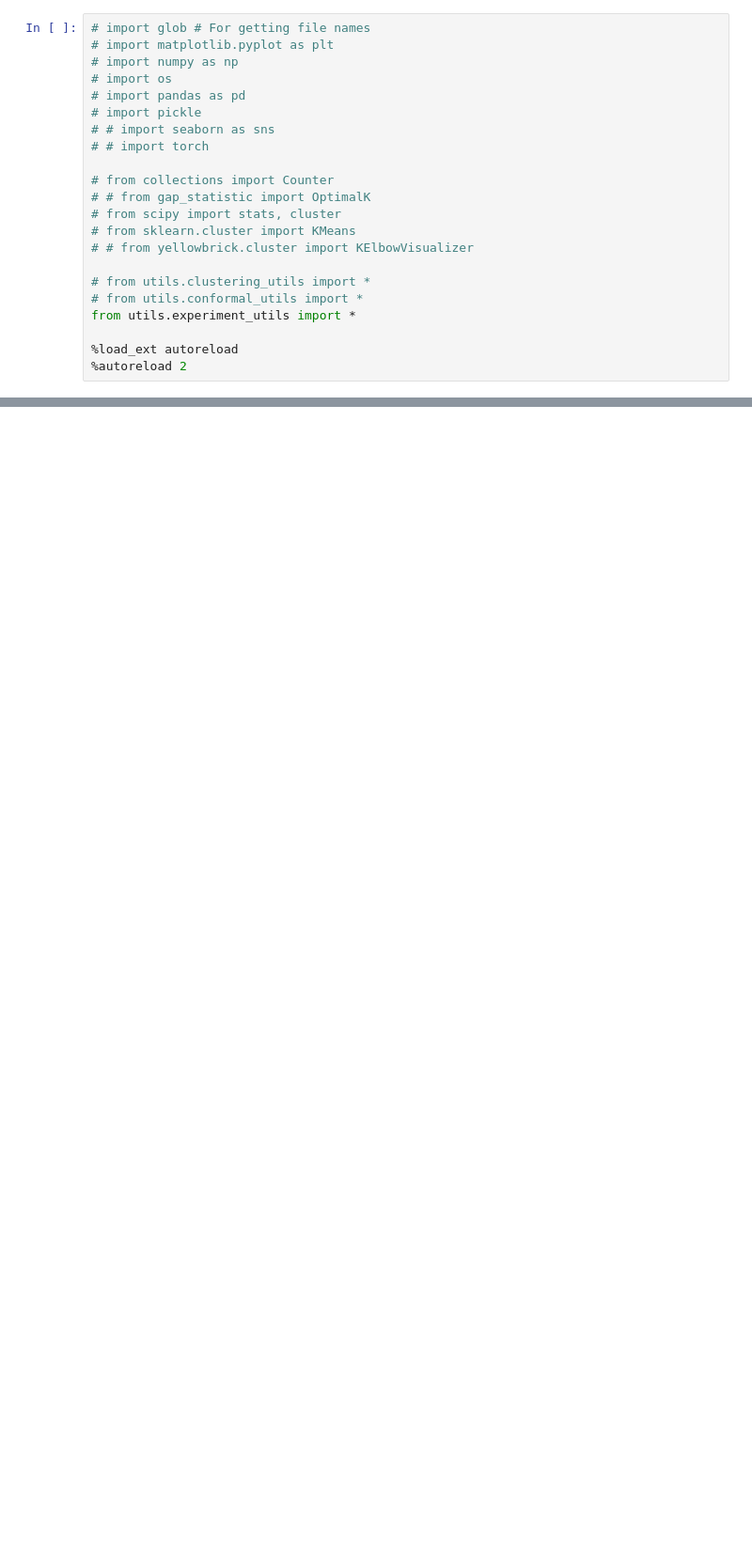
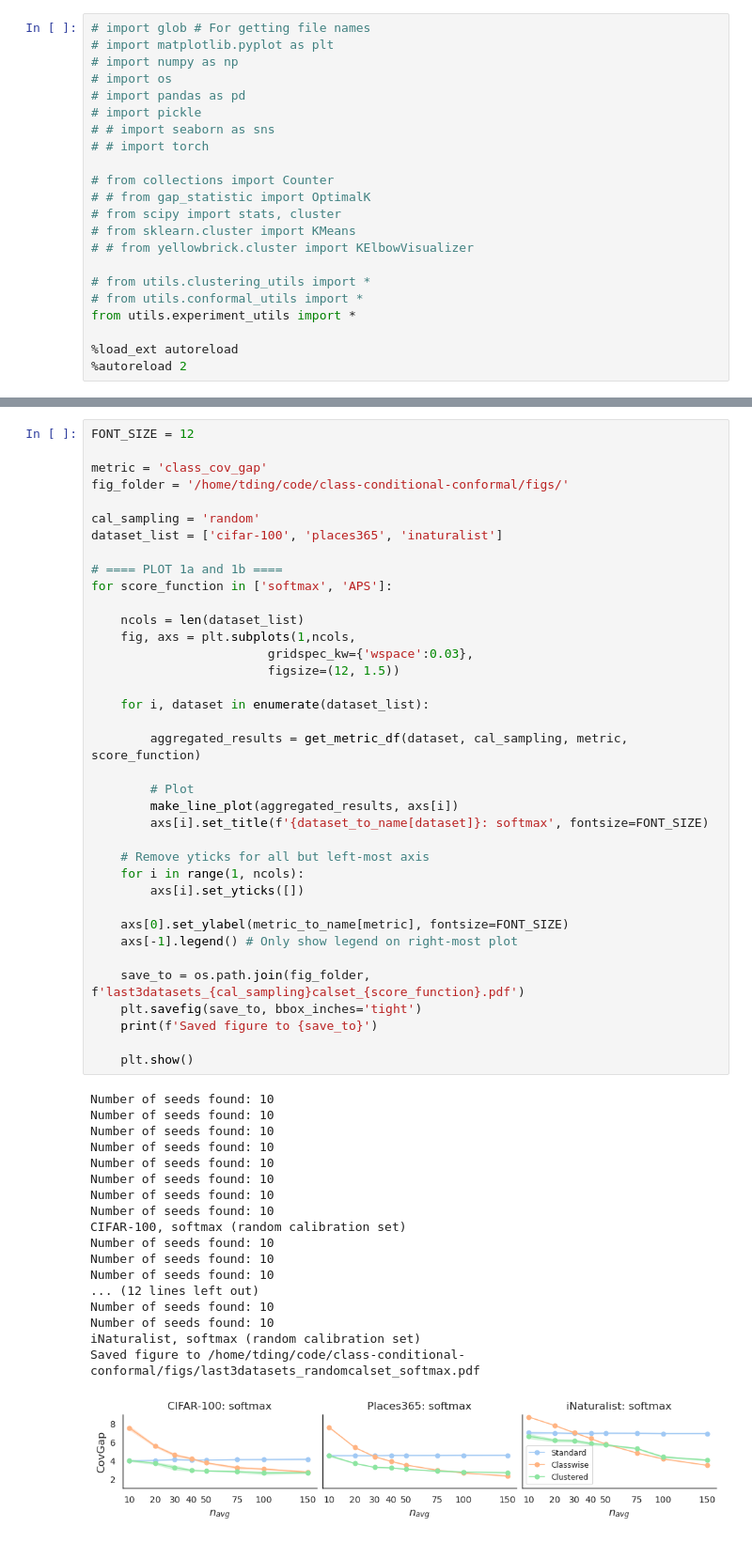
Before and after one commit to tiffanyding/class-conditional-conformal, a Jupyter notebook: create_varying_n_plots.ipynb, the cells around one changed output, grey strips where cells are left out. Shown at 94% size. Drawn from its saved outputs; the diff is of its cells as text; blank space fills up the shorter version.

```diff
--- a/create_varying_n_plots.ipynb
+++ b/create_varying_n_plots.ipynb
@@ -142,0 +423,56 @@ Number of seeds found: 10
+# %%
+FONT_SIZE = 12
+
+metric = 'class_cov_gap'
+fig_folder = '/home/tding/code/class-conditional-conformal/figs/'
+
+cal_sampling = 'random'
+dataset_list = ['cifar-100', 'places365', 'inaturalist']
+
+# ==== PLOT 1a and 1b ====
+for score_function in ['softmax', 'APS']:
+
+    ncols = len(dataset_list)
+    fig, axs = plt.subplots(1,ncols,
+                        gridspec_kw={'wspace':0.03},
+                        figsize=(12, 1.5))
+
+    for i, dataset in enumerate(dataset_list):
+
+        aggregated_results = get_metric_df(dataset, cal_sampling, metric, score_function)
+
+        # Plot
+        make_line_plot(aggregated_results, axs[i])
+        axs[i].set_title(f'{dataset_to_name[dataset]}: softmax', fontsize=FONT_SIZE)
+
+    # Remove yticks for all but left-most axis
+    for i in range(1, ncols):
+        axs[i].set_yticks([])
+
+    axs[0].set_ylabel(metric_to_name[metric], fontsize=FONT_SIZE)
+    axs[-1].legend() # Only show legend on right-most plot
+
+    save_to = os.path.join(fig_folder, f'last3datasets_{cal_sampling}calset_{score_function}.pdf')
+    plt.savefig(save_to, bbox_inches='tight')
+    print(f'Saved figure to {save_to}')
+
+    plt.show()
+# %% [output]
+Number of seeds found: 10
+Number of seeds found: 10
+Number of seeds found: 10
+Number of seeds found: 10
+Number of seeds found: 10
+Number of seeds found: 10
+Number of seeds found: 10
+Number of seeds found: 10
+CIFAR-100, softmax (random calibration set)
+Number of seeds found: 10
+Number of seeds found: 10
+Number of seeds found: 10
+... (12 lines left out)
+Number of seeds found: 10
+Number of seeds found: 10
+iNaturalist, softmax (random calibration set)
+Saved figure to /home/tding/code/class-conditional-conformal/figs/last3datasets_randomcalset_softmax.pdf
+[figure, added]
```
Also changed, not shown: parts of 14 cells of this notebook, 18 other files.
